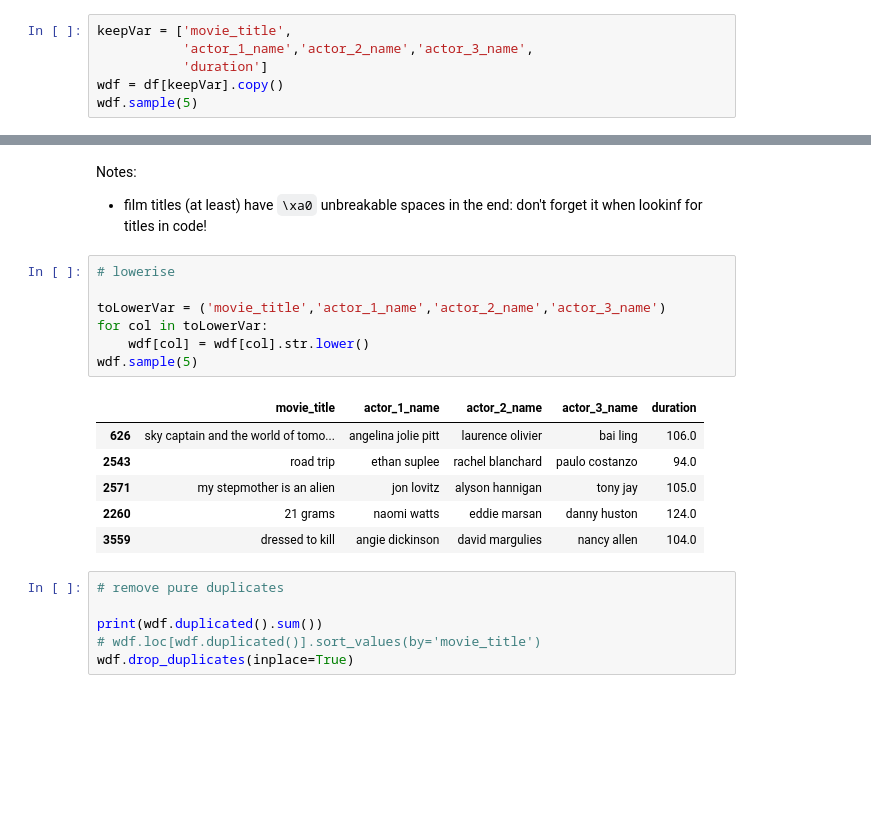
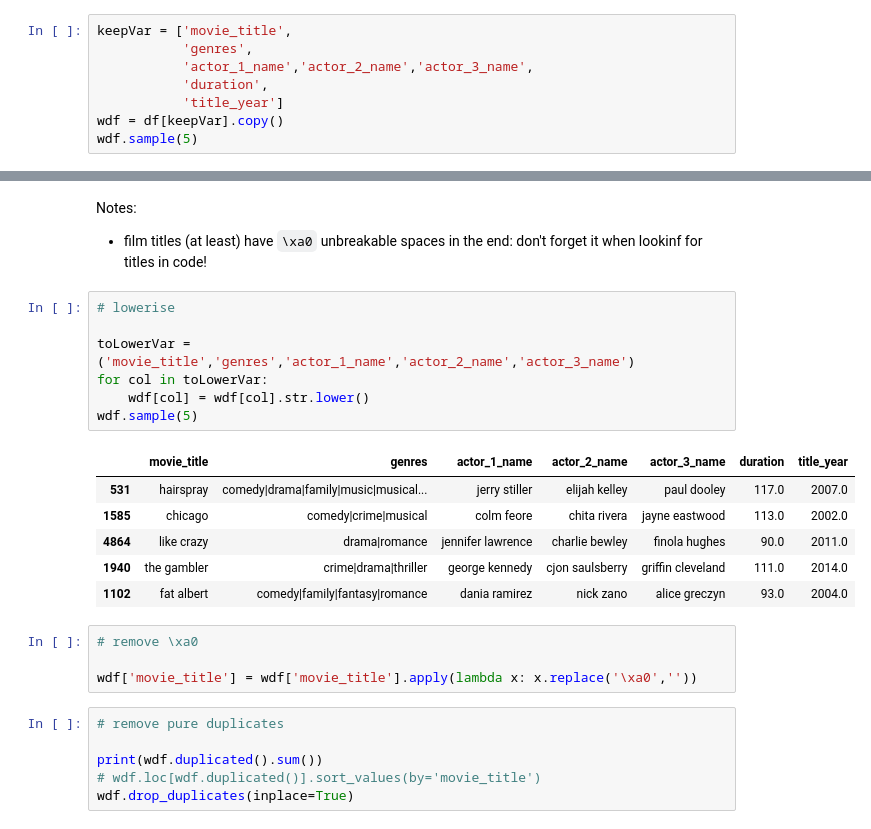
Before and after one commit to 0-tree/OCDataSciencePath, a Jupyter notebook: Project3/dev_dataCleaning.ipynb, the cells around one changed output, grey strips where cells are left out. Saved outputs shown, nothing was run; the diff lists cells and outputs as text; blank space fills up the shorter version.

```diff
--- a/Project3/dev_dataCleaning.ipynb
+++ b/Project3/dev_dataCleaning.ipynb
@@ -64,8 +64,10 @@ for col in df.columns.sort_values():
 We start with simple variables:
 # %%
 keepVar = ['movie_title',
+           'genres',
            'actor_1_name','actor_2_name','actor_3_name',
-           'duration']
+           'duration',
+           'title_year']
 wdf = df[keepVar].copy()
 wdf.sample(5)
 # %% [output]
@@ -86,17 +88,21 @@ Notes:
 # %%
 # lowerise
 
-toLowerVar = ('movie_title','actor_1_name','actor_2_name','actor_3_name')
+toLowerVar = ('movie_title','genres','actor_1_name','actor_2_name','actor_3_name')
 for col in toLowerVar:
     wdf[col] = wdf[col].str.lower()
 wdf.sample(5)
 # %% [output]
-|  | movie_title | actor_1_name | actor_2_name | actor_3_name | duration |
-| 626 | sky captain and the world of tomo... | angelina jolie pitt | laurence olivier | bai ling | 106.0 |
-| 2543 | road trip | ethan suplee | rachel blanchard | paulo costanzo | 94.0 |
-| 2571 | my stepmother is an alien | jon lovitz | alyson hannigan | tony jay | 105.0 |
-| 2260 | 21 grams | naomi watts | eddie marsan | danny huston | 124.0 |
-| 3559 | dressed to kill | angie dickinson | david margulies | nancy allen | 104.0 |
+|  | movie_title | genres | actor_1_name | actor_2_name | actor_3_name | duration | title_year |
+| 531 | hairspray | comedy|drama|family|music|musical... | jerry stiller | elijah kelley | paul dooley | 117.0 | 2007.0 |
+| 1585 | chicago | comedy|crime|musical | colm feore | chita rivera | jayne eastwood | 113.0 | 2002.0 |
+| 4864 | like crazy | drama|romance | jennifer lawrence | charlie bewley | finola hughes | 90.0 | 2011.0 |
+| 1940 | the gambler | crime|drama|thriller | george kennedy | cjon saulsberry | griffin cleveland | 111.0 | 2014.0 |
+| 1102 | fat albert | comedy|family|fantasy|romance | dania ramirez | nick zano | alice greczyn | 93.0 | 2004.0 |
+# %%
+# remove \xa0
+
+wdf['movie_title'] = wdf['movie_title'].apply(lambda x: x.replace('\xa0',''))
 # %%
 # remove pure duplicates
 
```
Also changed, not shown: parts of 12 cells of this notebook.
